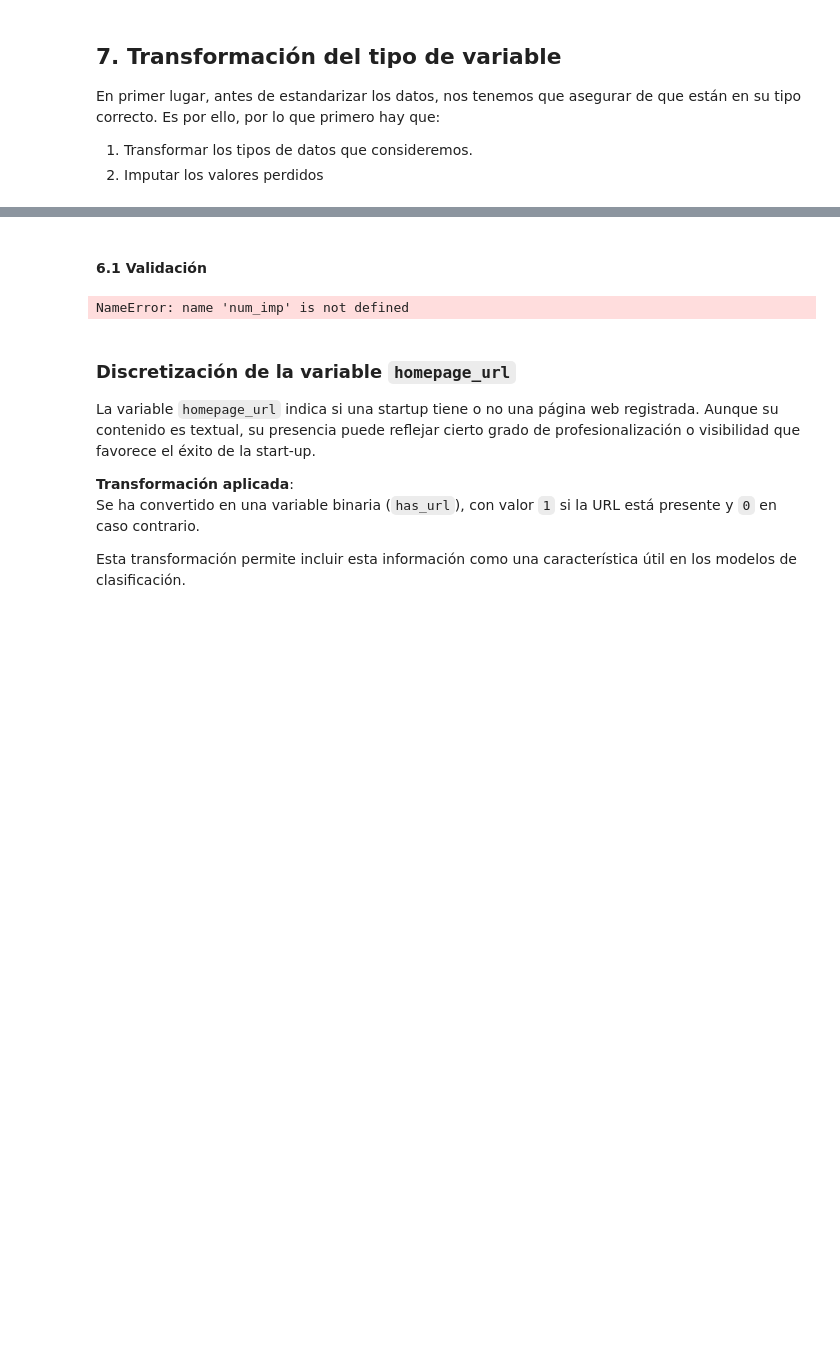
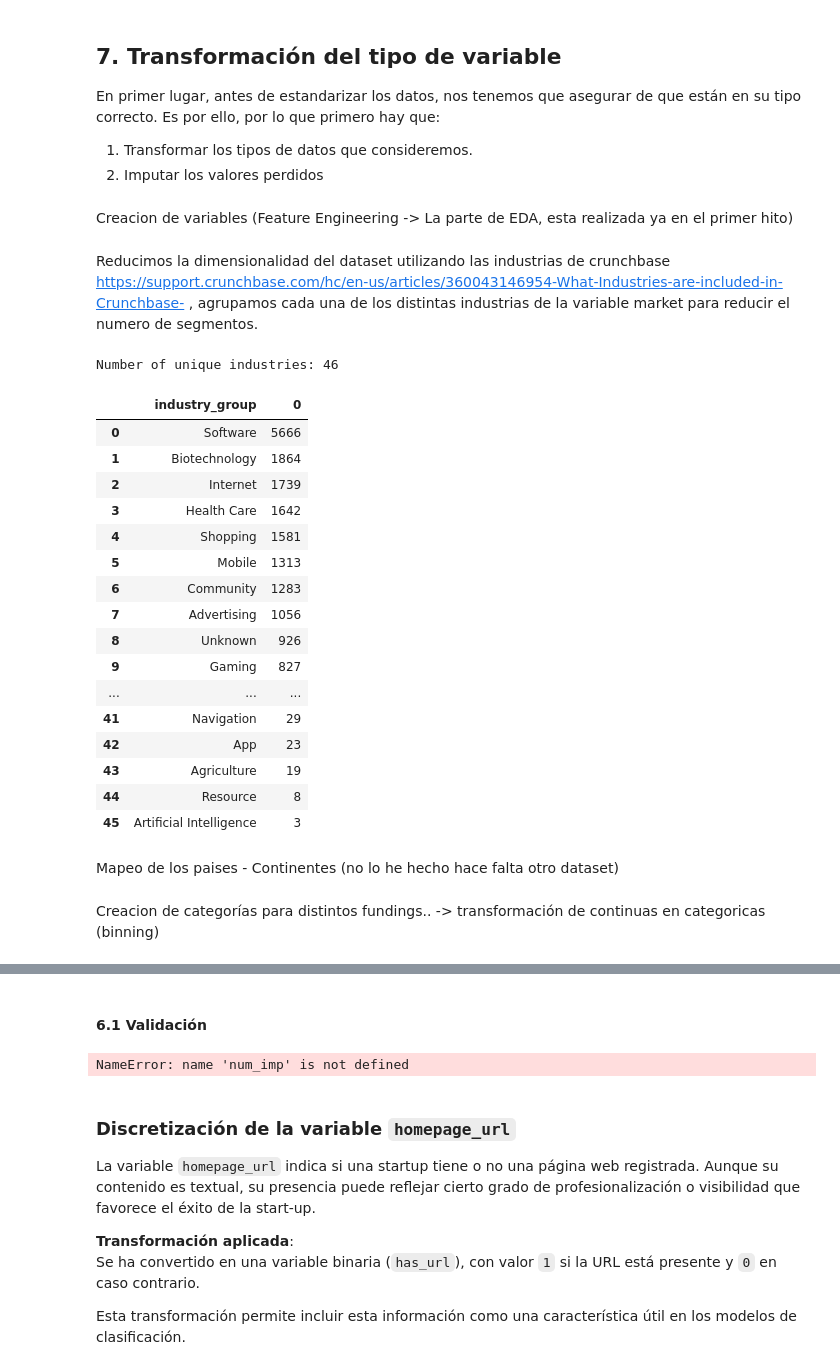
Before and after one commit to martinsoteIo/Predicting_Startup_Acquisitions, a Jupyter notebook: startup_investments_project/startup_investments_classification.ipynb, the cells around one changed output, grey strips where cells are left out. Cells and saved outputs as stored; diff of their text form; code cells hidden in the pictures; blank space fills up the shorter version.

Commit message:
continuando el notebook y celda de encoder + scaler (solo se usa simpleimputer) se puede cambiar

```diff
--- a/startup_investments_project/startup_investments_classification.ipynb
+++ b/startup_investments_project/startup_investments_classification.ipynb
@@ -1651,3 +1667,7 @@ df['founded_year'] = pd.cut(
     include_lowest=True
 )
 df['founded_year'] = df['founded_year'].cat.codes.replace(-1, np.nan)
+# %% [markdown]
+Creacion de variables (Feature Engineering -> La parte de EDA, esta realizada ya en el primer hito)
+# %% [markdown]
+Reducimos la dimensionalidad del dataset utilizando las industrias de crunchbase https://support.crunchbase.com/hc/en-us/articles/360043146954-What-Industries-are-included-in-Crunchbase- , agrupamos cada una de los distintas industrias de la variable market para reducir el numero de segmentos.
@@ -1653,0 +1787,26 @@ df['founded_year'] = df['founded_year'].cat.codes.replace(-1, np.nan)
+# %%
+print("Number of unique industries:", df['industry_group'].nunique())
+df.groupby('industry_group').size().sort_values(ascending = False).reset_index()
+# %% [output]
+Number of unique industries: 46
+|  | industry_group | 0 |
+| 0 | Software | 5666 |
+| 1 | Biotechnology | 1864 |
+| 2 | Internet | 1739 |
+| 3 | Health Care | 1642 |
+| 4 | Shopping | 1581 |
+| 5 | Mobile | 1313 |
+| 6 | Community | 1283 |
+| 7 | Advertising | 1056 |
+| 8 | Unknown | 926 |
+| 9 | Gaming | 827 |
+| ... | ... | ... |
+| 41 | Navigation | 29 |
+| 42 | App | 23 |
+| 43 | Agriculture | 19 |
+| 44 | Resource | 8 |
+| 45 | Artificial Intelligence | 3 |
+# %% [markdown]
+Mapeo de los paises - Continentes (no lo he hecho hace falta otro dataset)
+# %% [markdown]
+Creacion de categorías para distintos fundings.. -> transformación de continuas en categoricas (binning)
```
Also changed, not shown: parts of 22 cells of this notebook.
